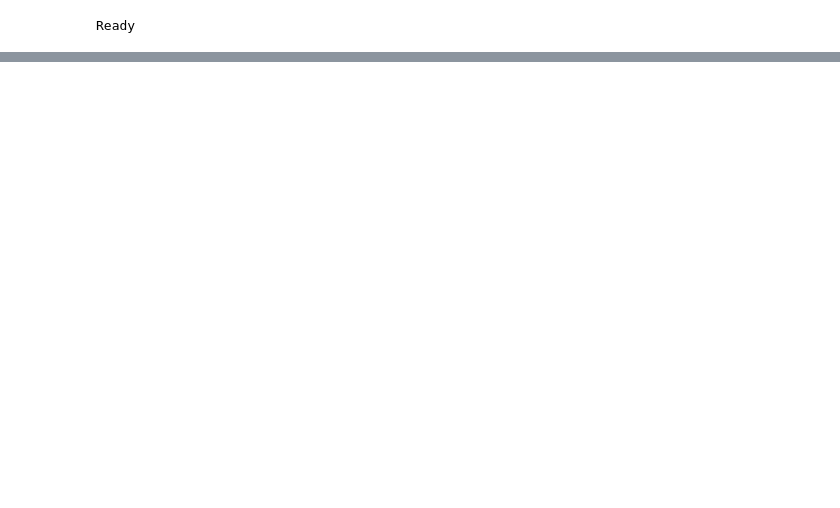
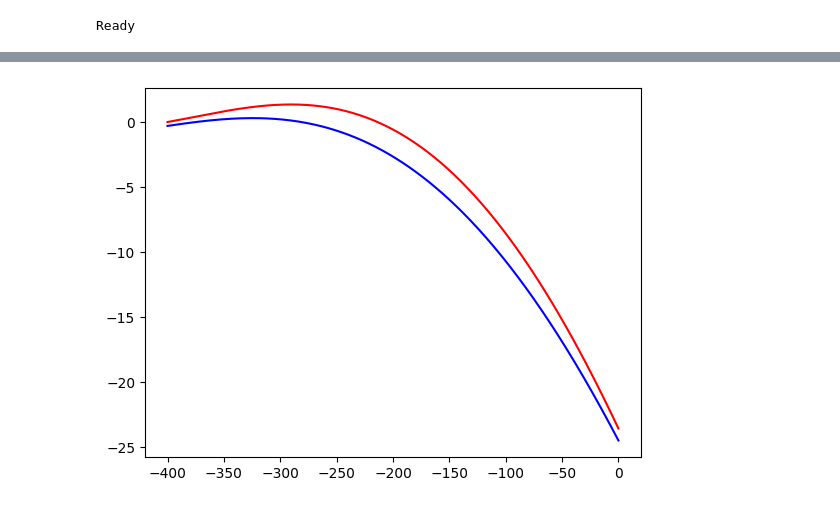
Before and after one commit to valleyquail/WormMQP, a Jupyter notebook: Data/modeling.ipynb, the cells around one changed output, grey strips where cells are left out. Saved outputs shown, nothing was run; the diff lists cells and outputs as text; code cells hidden in the pictures; blank space fills up the shorter version.

```diff
--- a/Data/modeling.ipynb
+++ b/Data/modeling.ipynb
@@ -119,0 +167,86 @@ plt.plot(peaks.index, func(peaks.index, *popt),c='r')
+# %%
+class SensorModel():
+    def __init__(self, data):
+        # self.pos_model = None
+        # self.neg_model = None
+
+        self.raw_data = data
+        self.min_pos = self.raw_data['Position'].min()
+        self.max_pos = self.raw_data['Position'].max()
+        # Separate function for later migration to live updating model
+        self.splitData()
+        self.model()
+        pass
+
+    def splitData(self):
+        df = self.raw_data
+        self.x_positive = df['Position'][df['Direction']]
+        self.y_positive = df['Normalized'][df['Direction']]
+
+        self.x_negative = df['Position'][~df['Direction']]
+        self.y_negative = df['Normalized'][~df['Direction']]
+
+    def model(self):
+        self.pos_model = np.poly1d(np.polyfit(self.x_positive, self.y_positive, 4))
+        self.neg_model = np.poly1d(np.polyfit(self.x_negative, self.y_negative, 4))
+
+    def get_solution(self, model, y_value):
+        x_value = (model - y_value).roots
+        # lame and bloated one liner
+        real_roots = [float(root.real) for root in x_value if root.imag == 0 and root.real >= self.min_pos and root.real <= self.max_pos]
+        if len(real_roots) == 0:
+            return None
+        return real_roots
+
+    def eval(self, val, dir):
+        if dir:
+            roots = self.get_solution(self.pos_model, val)
+        else:
+            roots = self.get_solution(self.neg_model, val)
+        # return min(abs(roots - ))
+        return roots
+
+    def plot(self):
+        pos = np.linspace(-400, 0, 400)
+        # p = np.ones(400)
+        # n = np.zeros(400)
+        plt.plot(pos, self.pos_model(pos),c='r')
+        plt.plot(pos, self.neg_model(pos), c='b')
+        plt.show()
+
+
+df_model = df[4600:][(df['Position'] != 0) & (df['Position'] != -400)]
+
+model = SensorModel(df_model)
+model.plot()
+
+df_model['Eval'] = df_model.apply(lambda row: model.eval(row['Normalized'], row['Direction']), axis=1)
+
+eval_test = df_model.dropna(inplace=False)
+eval_test['Clean'] = eval_test.apply(lambda row: row['Eval'][0], axis =1)
+
+# plt.plot(eval_test.index,eval_test['Clean'])
+plt.show()
+eval_test['Predicted'] = eval_test['Clean']
+plot_pr_scatter(eval_test,[0,100],'Predicted')
+plt.show()
+
+# plot_data(eval_test,[60,70],'Position')
+# plot_data(eval_test,[60,70],'Clean')
+eval_test = eval_test[(eval_test['Cycle'] >= 50) & (eval_test['Cycle'] <= 60)]
+plt.plot(eval_test.index, eval_test['Position'], label='True')
+plt.plot(eval_test.index, eval_test['Clean'], label='Predicted')
+plt.title('Position, True and Predicted')
+plt.xlabel('Index')
+plt.ylabel('Position')
+plt.legend()
+plt.show()
+
+
+# df_model['Eval'][df_model['Eval'] == None] = [0]
+# df_model['Clean'] = df_model.apply(lambda row: row['Eval'][0] if row['Eval'] is not None else 0)
+# plt.plot(df_model.index,df_model['Eval'])
+
+# print(model.eval(500,1))
+# %% [output]
+[figure, added]
```
Also changed, not shown: parts of 8 cells of this notebook, 16 other files.
